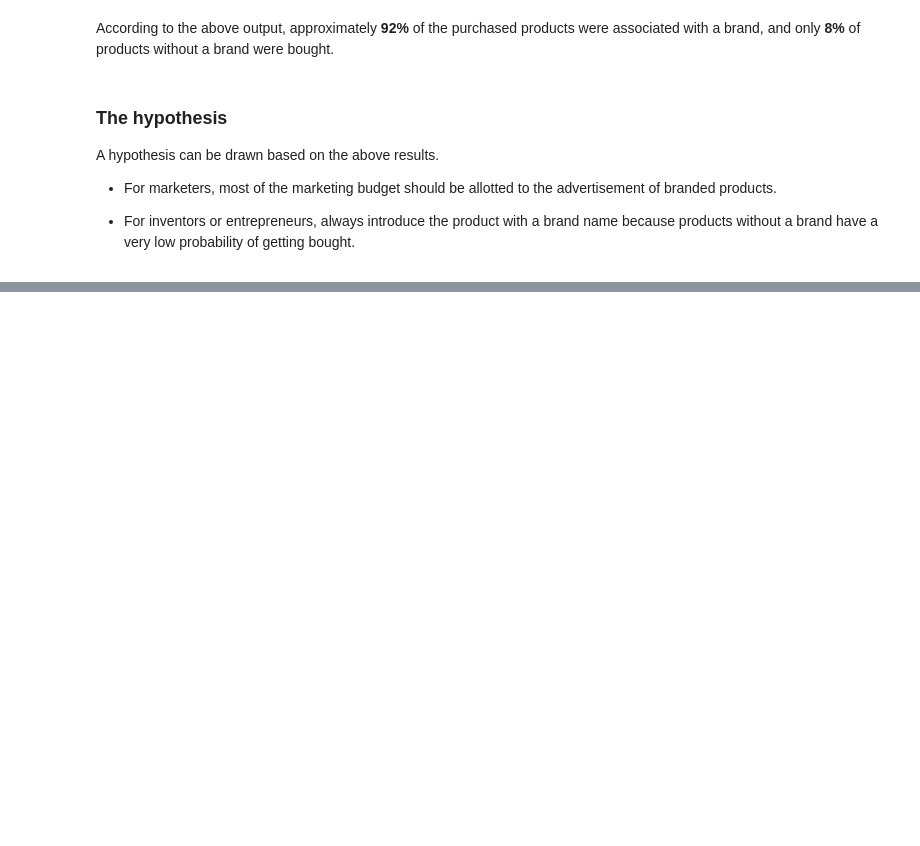
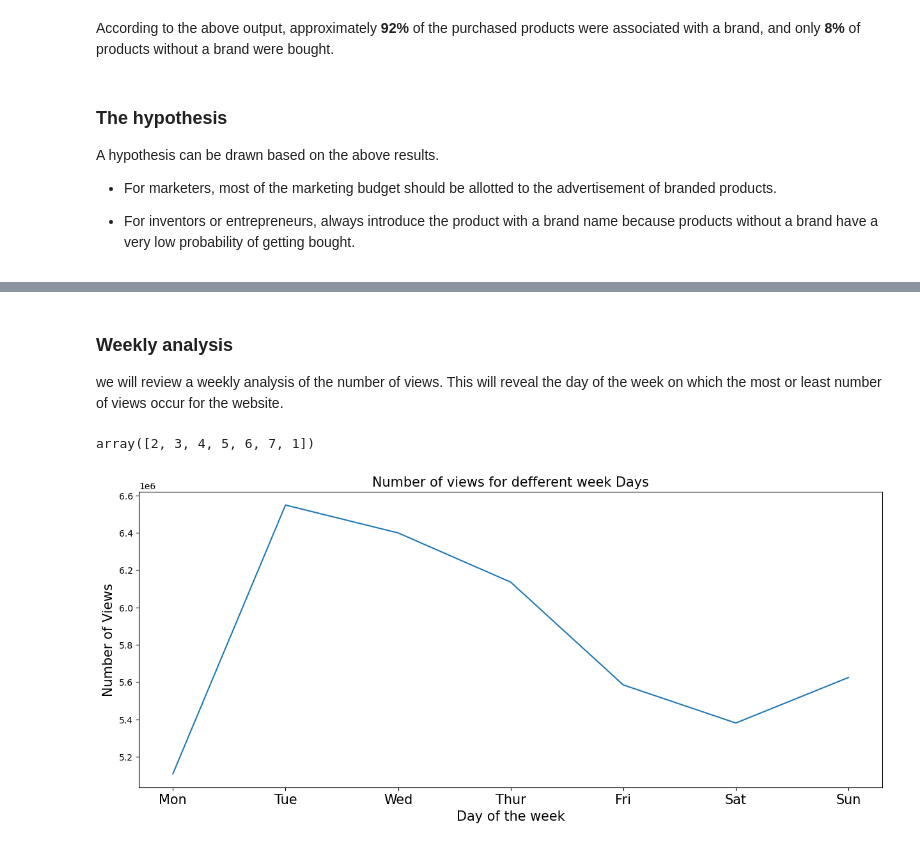
Before and after one commit to ZobaerIslam/Customer-Behavior-Analysis, a Jupyter notebook: customer_behavior_analysis.ipynb, the cells around one changed output, grey strips where cells are left out. Cells and saved outputs as stored; diff of their text form; code cells hidden in the pictures; blank space fills up the shorter version.

Commit message:
customer activity analysis

```diff
--- a/customer_behavior_analysis.ipynb
+++ b/customer_behavior_analysis.ipynb
@@ -225,0 +247,3 @@ A hypothesis can be drawn based on the above results.
+# %%
+# Calculate and add week_day column to track users activity
+df['week_day'] = df['event_time'].map(lambda x: x.dayofweek+1)
@@ -225,0 +252,3 @@ A hypothesis can be drawn based on the above results.
+# %%
+# Calculate and add day column to track users activity
+df['day'] = df['event_time'].map(lambda x: x.day)
@@ -225,0 +257,3 @@ A hypothesis can be drawn based on the above results.
+# %%
+# Calculate and add hour column to track users activity
+df['hour'] = df['event_time'].map(lambda x: x.hour)
@@ -225,0 +276,9 @@ A hypothesis can be drawn based on the above results.
+# %% [markdown]
+### Weekly analysis
+
+we will review a weekly analysis of the number of views. This will reveal the day of the week on which the most or least number of views occur for the website.
+# %%
+# Unique value in week_day column
+display(df.week_day.unique())
+# %% [output]
+array([2, 3, 4, 5, 6, 7, 1])
@@ -225,0 +287,17 @@ A hypothesis can be drawn based on the above results.
+# %%
+# Get all the view events of all users
+viewed = df[df['event_type'] == 'view']
+# %%
+# plot the number views against all week days in a line chart
+view_plot = viewed.groupby('event_type')['week_day'].value_counts().sort_index().plot(kind='line', figsize = (15, 6))
+
+# set properties of the plot
+view_plot.set_xlabel('Day of the week', fontsize = 15)
+view_plot.set_ylabel('Number of Views', fontsize = 15)
+view_plot.set_title('Number of views for defferent week Days', fontsize = 15)
+view_plot.set_xticklabels((" ", 'Mon','Tue','Wed','Thur','Fri', 'Sat','Sun', " "), rotation='horizontal', fontsize=15)
+
+# plot the graph
+plt.show()
+# %% [output]
+[figure, added]
```
Also changed, not shown: parts of 15 cells of this notebook.
